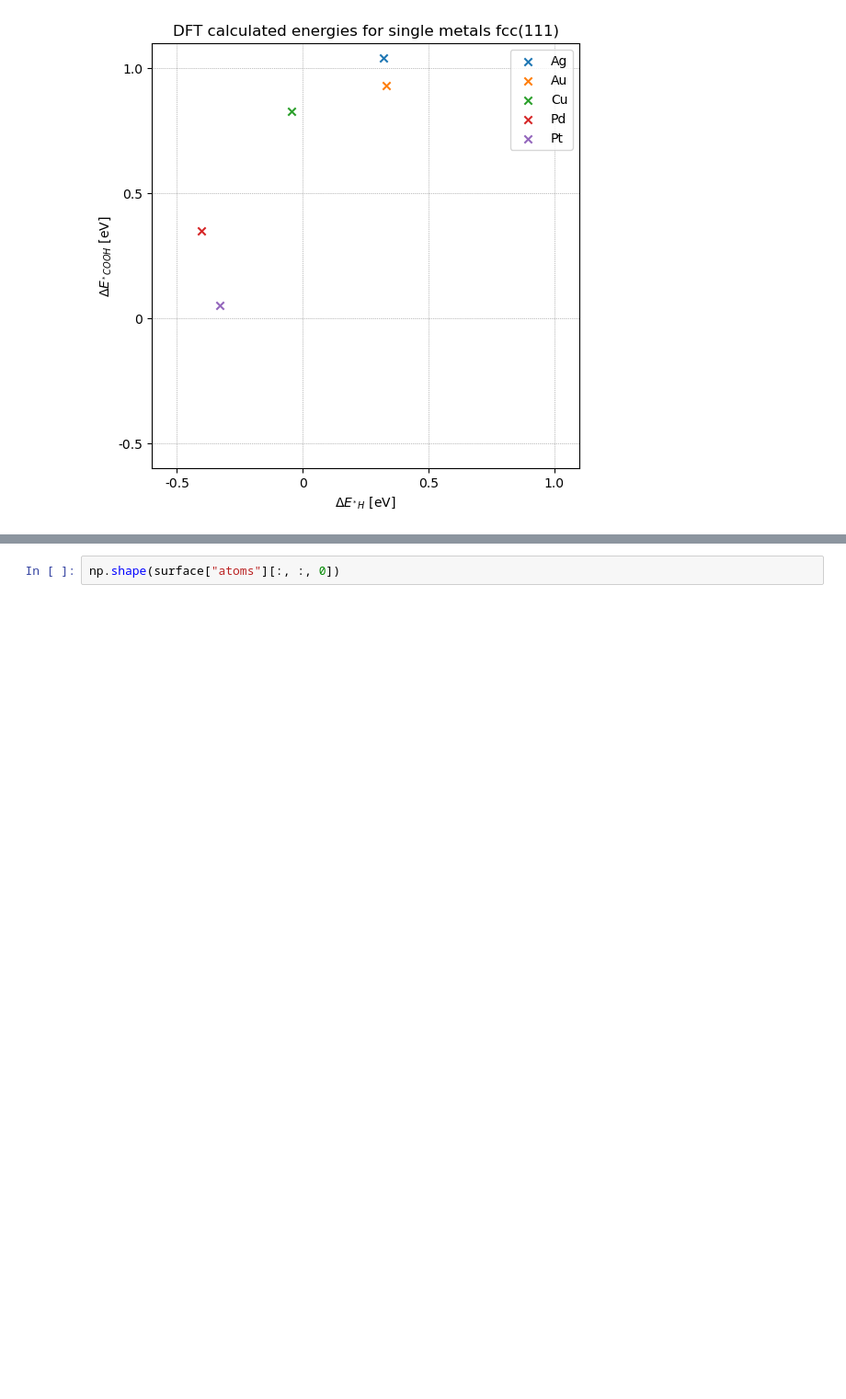
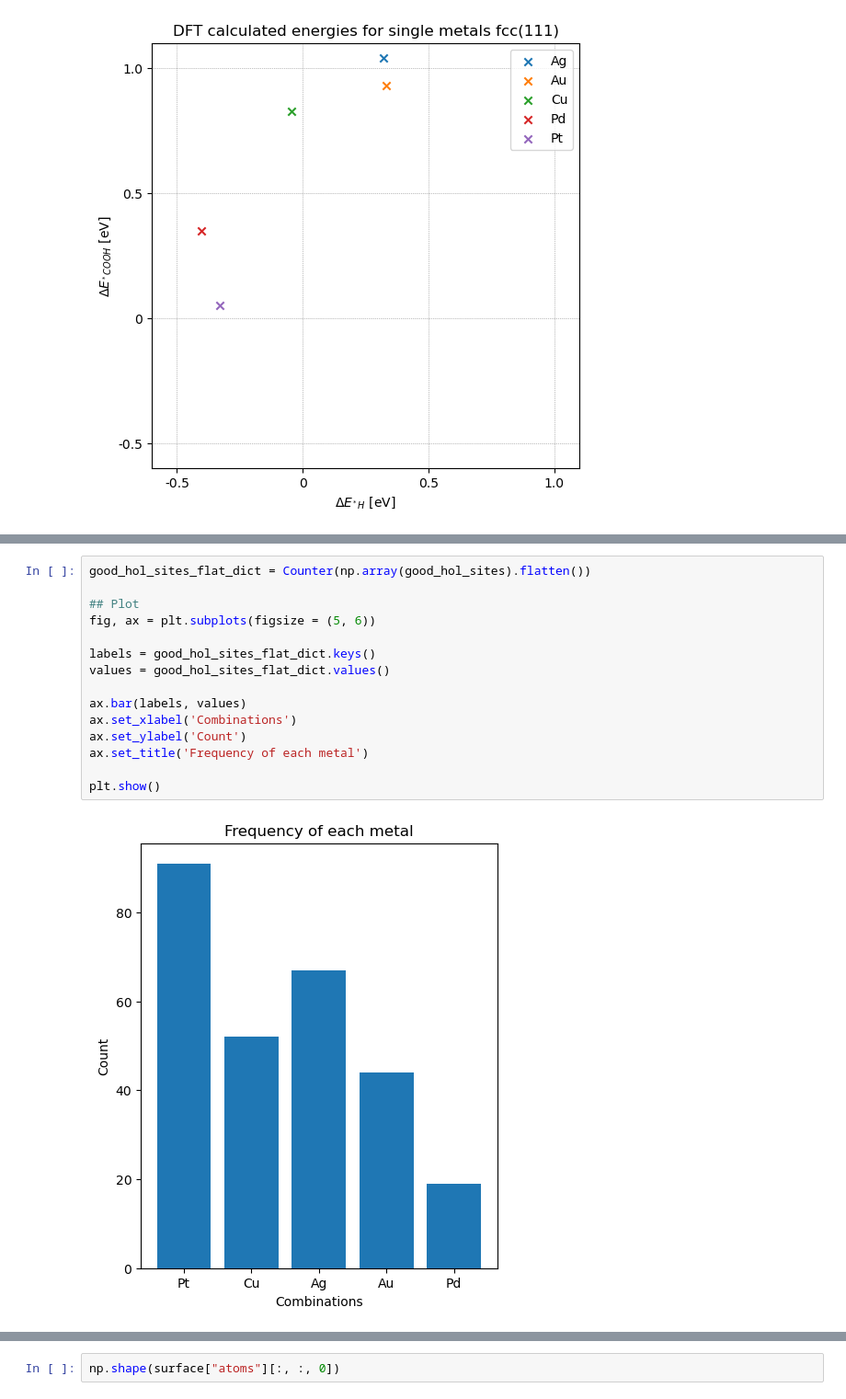
Before and after one commit to MarcusNoergaardWeng/CatalysisThesis, a Jupyter notebook: Notebooks/DFT Calculated energies.ipynb, the cells around one changed output, grey strips where cells are left out. Shown at 92% size. Drawn from its saved outputs; the diff is of its cells as text; blank space fills up the shorter version.

```diff
--- a/Notebooks/DFT Calculated energies.ipynb
+++ b/Notebooks/DFT Calculated energies.ipynb
@@ -232,0 +344,17 @@ plt.show()
+# %%
+good_hol_sites_flat_dict = Counter(np.array(good_hol_sites).flatten())
+
+## Plot
+fig, ax = plt.subplots(figsize = (5, 6))
+
+labels = good_hol_sites_flat_dict.keys()
+values = good_hol_sites_flat_dict.values()
+
+ax.bar(labels, values)
+ax.set_xlabel('Combinations')
+ax.set_ylabel('Count')
+ax.set_title('Frequency of each metal')
+
+plt.show()
+# %% [output]
+[figure, added]
```
Also changed, not shown: parts of 15 cells of this notebook, 2 other files.
